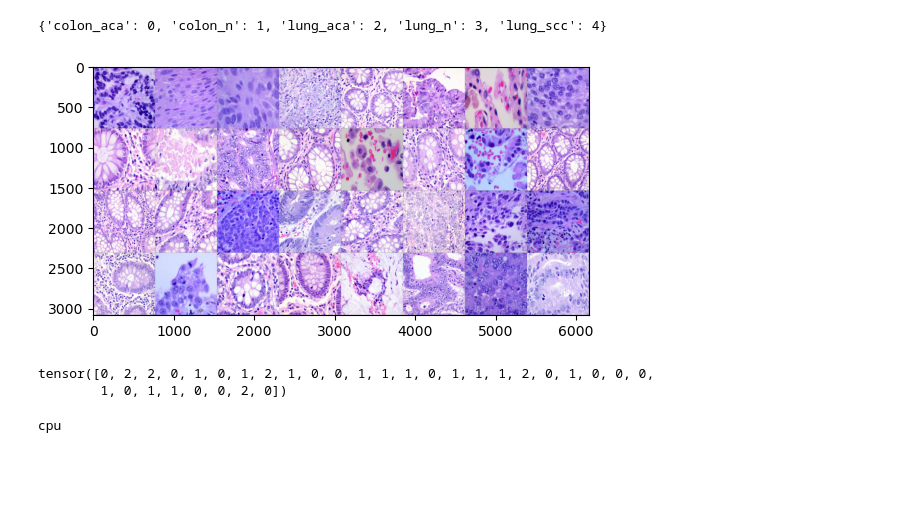
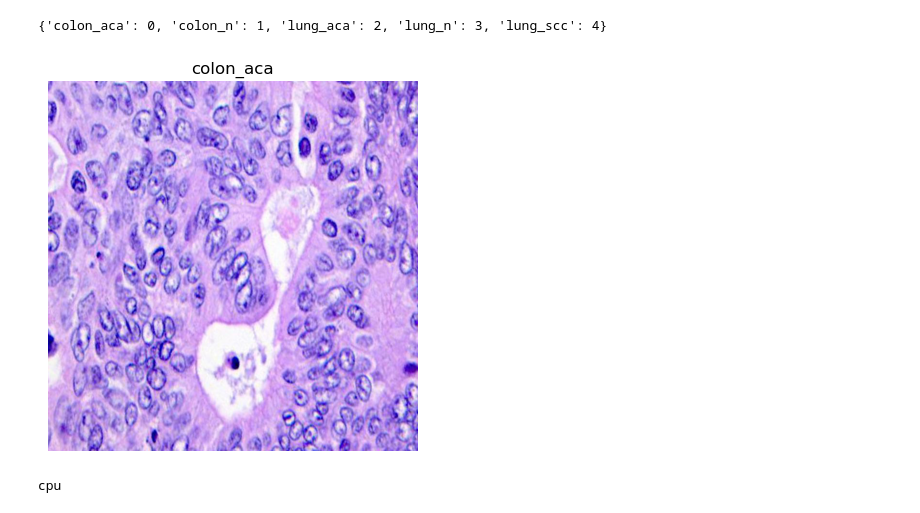
Before and after one commit to garrett-lam/CancerHistopathologyCNN, a Jupyter notebook: lung_colon_CNN.ipynb, the cells around one changed output. Drawn from its saved outputs; the diff is of its cells as text; code cells hidden in the pictures; blank space fills up the shorter version.

```diff
--- a/lung_colon_CNN.ipynb
+++ b/lung_colon_CNN.ipynb
@@ -14,9 +13,11 @@ data_transformation = transforms.Compose([
     transforms.Normalize((0.5, 0.5, 0.5), (0.5, 0.5, 0.5))
 ])
 
-colon_dataset = datasets.ImageFolder(root='lung_colon_image_set/colon_image_sets', transform=data_transformation)
-lung_dataset = datasets.ImageFolder(root='lung_colon_image_set/lung_image_sets', transform=data_transformation)
-dataset = torch.utils.data.ConcatDataset([colon_dataset, lung_dataset])
+dataset = datasets.ImageFolder(root='lung_colon_image_set', transform=data_transformation)
+# %%
+dataset.class_to_idx
+# %% [output]
+{'colon_aca': 0, 'colon_n': 1, 'lung_aca': 2, 'lung_n': 3, 'lung_scc': 4}
 # %%
 # Set up train and test data
 train_size = int(0.7 * len(dataset))
@@ -33,29 +30,19 @@ labels = {**colon_labels, **lung_labels}
-# %%
-labels
-# %% [output]
-{'colon_aca': 0, 'colon_n': 1, 'lung_aca': 2, 'lung_n': 3, 'lung_scc': 4}
 # %%
 # The function to show an image.
-def imshow(img):
+def display_img(img, label):
     img = img / 2 + 0.5     # Unnormalize.
-    npimg = img.numpy()
-    plt.imshow(np.transpose(npimg, (1, 2, 0)))
+    plt.imshow(np.transpose(img.numpy(), (1, 2, 0)))
+    plt.title(classes[label])
+    plt.axis('off')
     plt.show()
 
+classes = ('colon_aca', 'colon_n', 'lung_aca', 'lung_n', 'lung_scc')
 # Get some random training images.
-dataiter = iter(train_loader)
-images, labels = next(dataiter)
-# Show images.
-imshow(torchvision.utils.make_grid(images))
-# Print labels.
-# print(' '.join('%5s' % classes[labels[j]] for j in range(4)))
+images, labels = next(iter(train_loader))
+# Show an image
+display_img(images[0], labels[0])
 # %% [output]
-[figure, old version]
+[figure, new version]
-# %%
-labels
-# %% [output]
-tensor([0, 2, 2, 0, 1, 0, 1, 2, 1, 0, 0, 1, 1, 1, 0, 1, 1, 1, 2, 0, 1, 0, 0, 0,
-        1, 0, 1, 1, 0, 0, 2, 0])
 # %%
 # If there are GPUs, choose the first one for computing. Otherwise use CPU. If 'cuda:0' is printed, it means GPU is available.
 device = torch.device("cuda:0" if torch.cuda.is_available() else "cpu")
```
Also changed, not shown: parts of 5 cells of this notebook, 1 other file.
